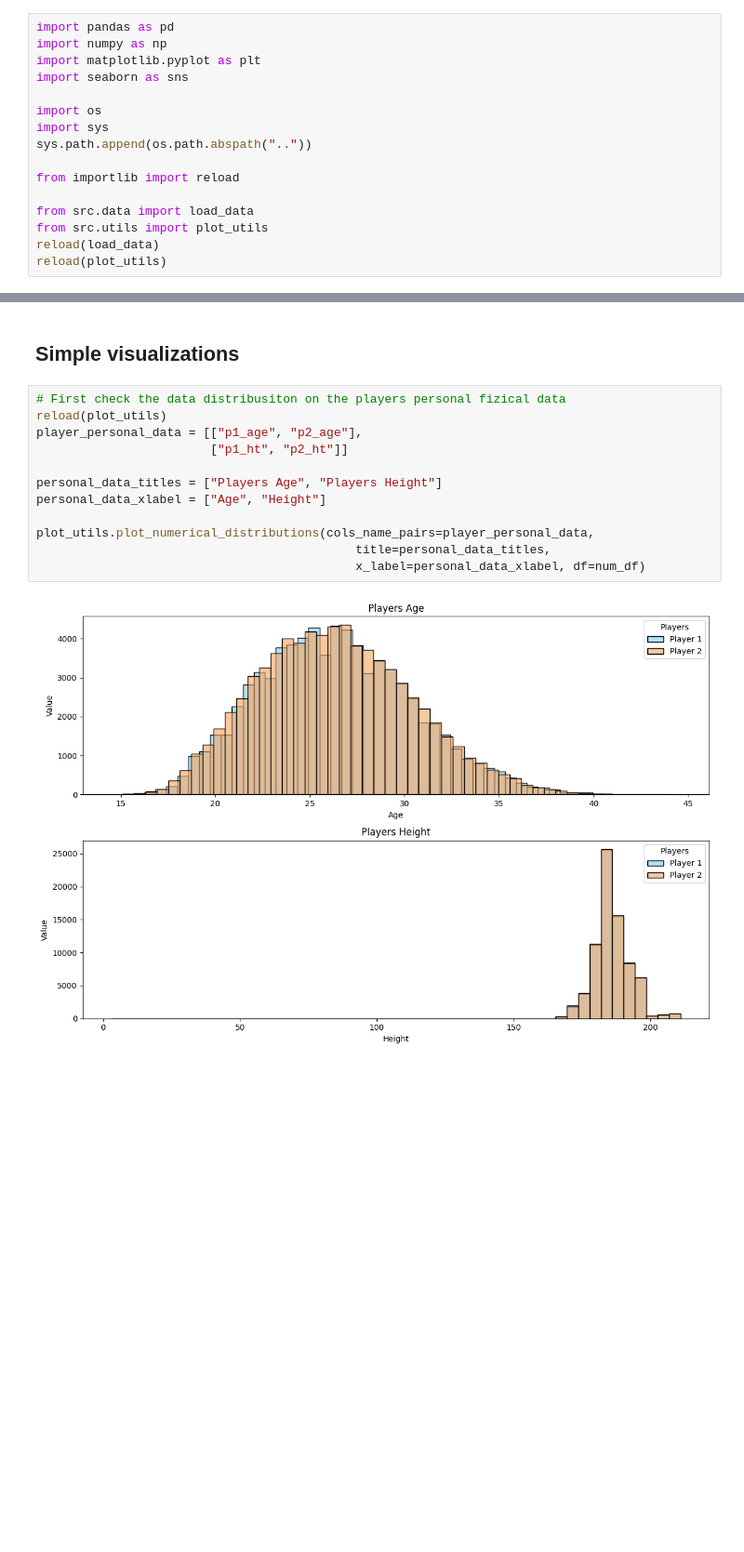
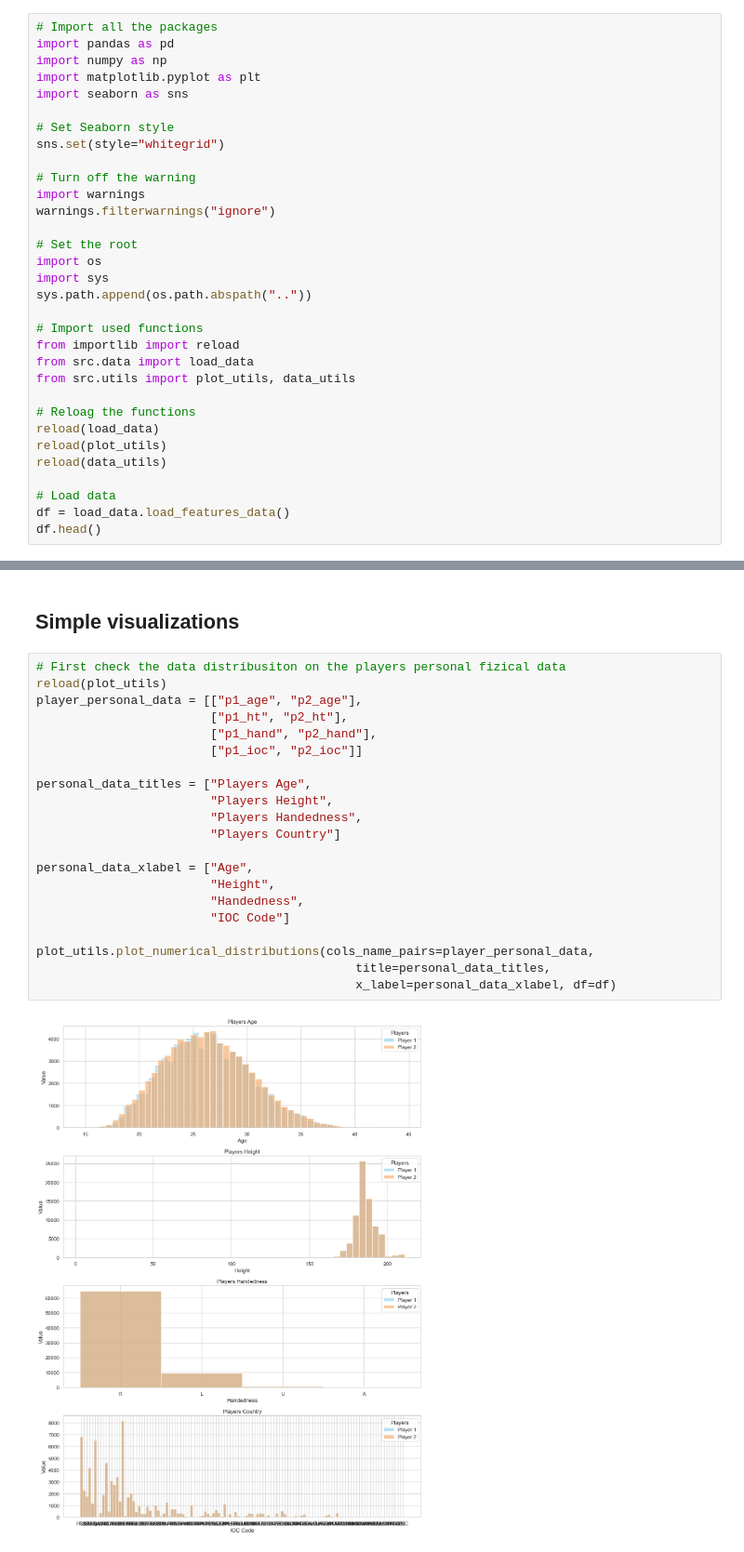
Before and after one commit to DanielSzakacs/PR2_DE_Tennis_Players, a Jupyter notebook: notebooks/03_EDA.ipynb, the cells around one changed output, grey strips where cells are left out. Shown at 93% size. Drawn from its saved outputs; the diff is of its cells as text; blank space fills up the shorter version.

```diff
--- a/notebooks/03_EDA.ipynb
+++ b/notebooks/03_EDA.ipynb
@@ -5,17 +5,33 @@
 # %%
+# Import all the packages
 import pandas as pd
 import numpy as np
 import matplotlib.pyplot as plt
 import seaborn as sns
 
+# Set Seaborn style
+sns.set(style="whitegrid")
+
+# Turn off the warning
+import warnings
+warnings.filterwarnings("ignore")
+
+# Set the root
 import os
 import sys
 sys.path.append(os.path.abspath(".."))
 
+# Import used functions
 from importlib import reload
+from src.data import load_data
+from src.utils import plot_utils, data_utils
 
-from src.data import load_data
-from src.utils import plot_utils
+# Reloag the functions
 reload(load_data)
 reload(plot_utils)
+reload(data_utils)
+
+# Load data
+df = load_data.load_features_data()
+df.head()
 # %% [output]
@@ -126,17 +197,26 @@ Name: p1_ace, Length: 74906, dtype: float64
 # %%
 # First check the data distribusiton on the players personal fizical data
 reload(plot_utils)
 player_personal_data = [["p1_age", "p2_age"],
-                        ["p1_ht", "p2_ht"]]
+                        ["p1_ht", "p2_ht"],
+                        ["p1_hand", "p2_hand"],
+                        ["p1_ioc", "p2_ioc"]]
 
-personal_data_titles = ["Players Age", "Players Height"]
-personal_data_xlabel = ["Age", "Height"]
+personal_data_titles = ["Players Age",
+                        "Players Height",
+                        "Players Handedness",
+                        "Players Country"]
+
+personal_data_xlabel = ["Age",
+                        "Height",
+                        "Handedness",
+                        "IOC Code"]
 
 plot_utils.plot_numerical_distributions(cols_name_pairs=player_personal_data,
                                             title=personal_data_titles,
-                                            x_label=personal_data_xlabel, df=num_df)
+                                            x_label=personal_data_xlabel, df=df)
 # %% [output]
-[figure, old version]
+[figure, new version]
 # %%
 for col in df.columns:
     print(col)
```
Also changed, not shown: parts of 22 cells of this notebook, 2 other files.
